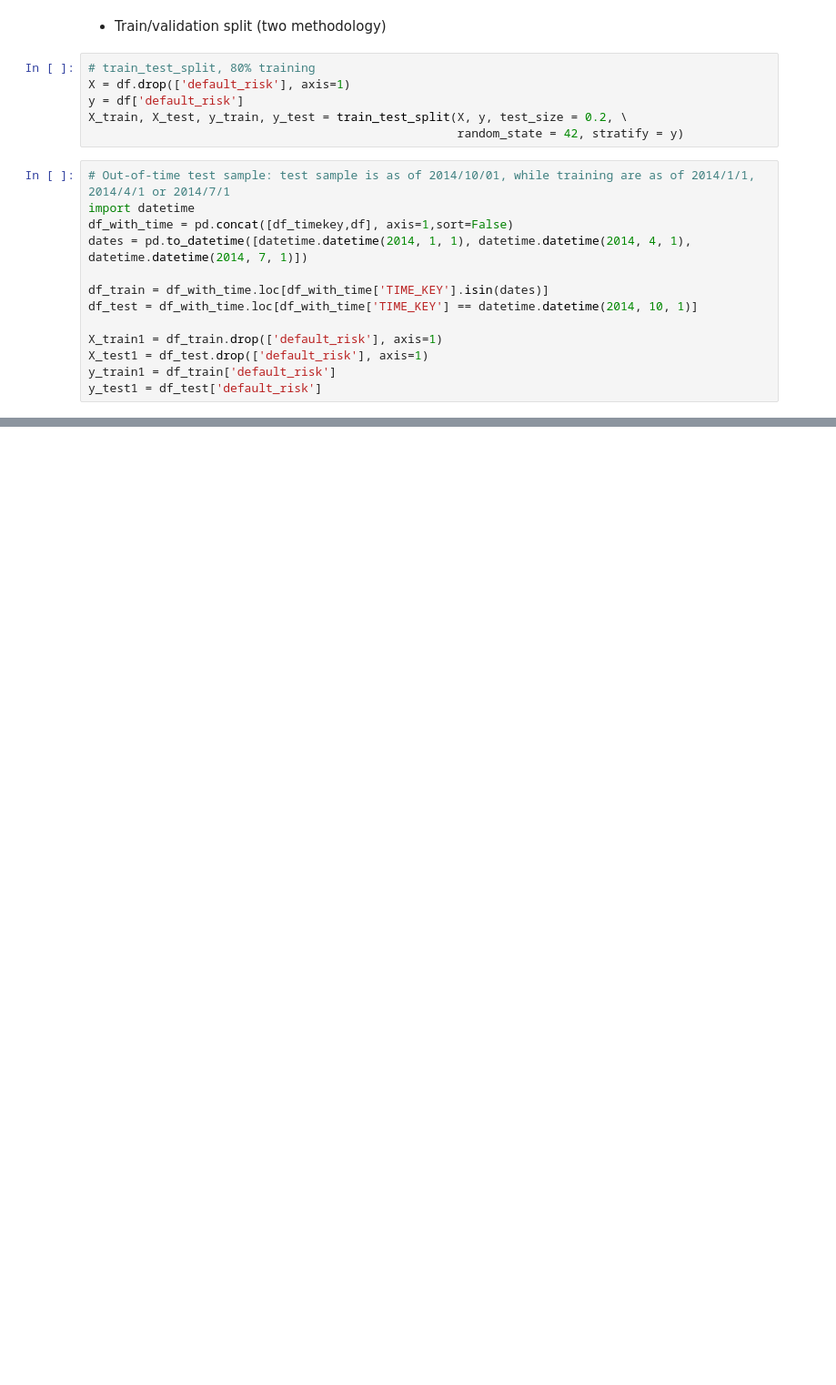
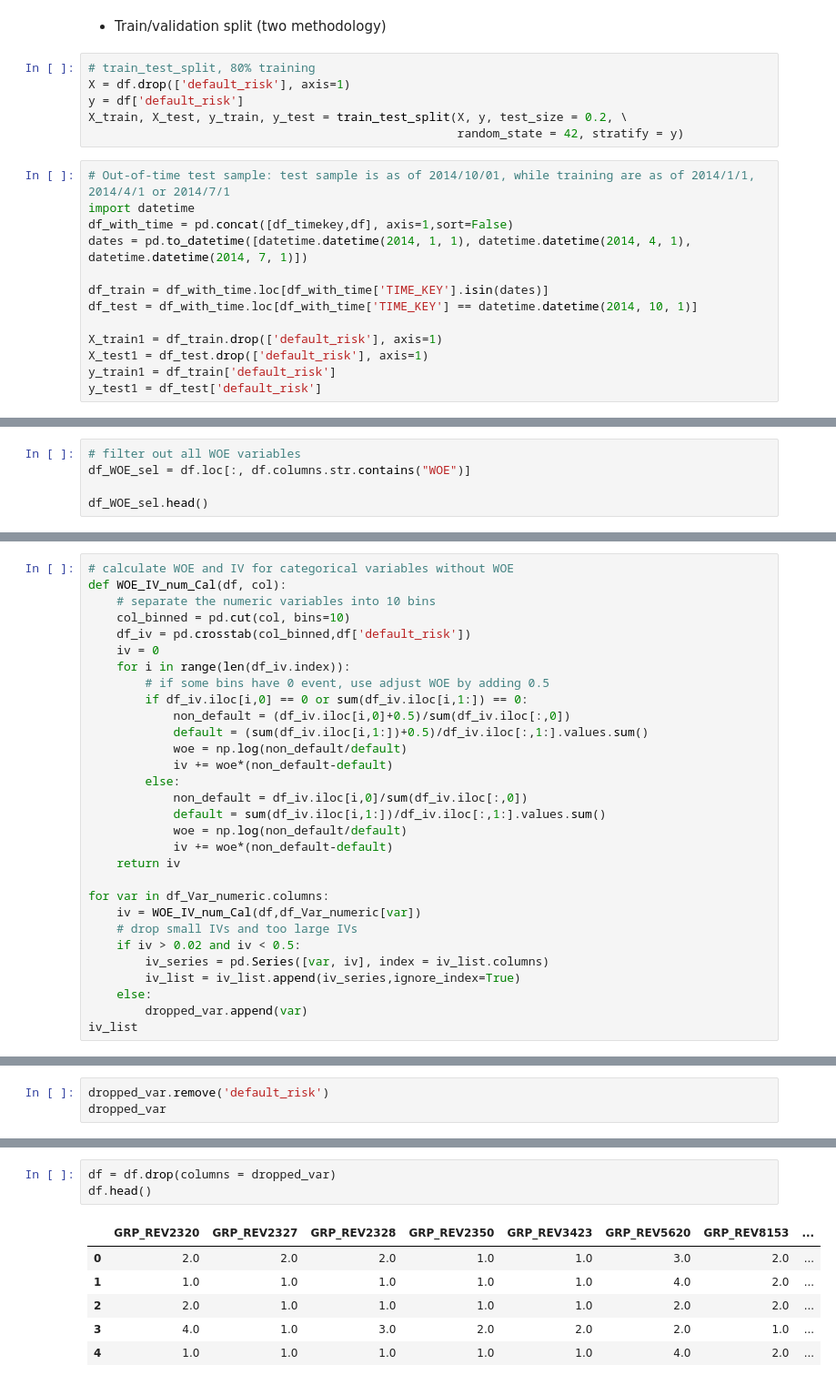
Before and after one commit to of1201/Retail-Credit-Modeling, a Jupyter notebook: src/Retail Credit Risk.ipynb, the cells around one changed output, grey strips where cells are left out. Shown: that part at 91% size. Cells and saved outputs as stored; diff of their text form; blank space fills up the shorter version.

```diff
--- a/src/Retail Credit Risk.ipynb
+++ b/src/Retail Credit Risk.ipynb
@@ -468,0 +476,5 @@ y_test1 = df_test['default_risk']
+# %%
+# filter out all WOE variables
+df_WOE_sel = df.loc[:, df.columns.str.contains("WOE")]
+
+df_WOE_sel.head()
@@ -468,0 +592,30 @@ y_test1 = df_test['default_risk']
+# %%
+# calculate WOE and IV for categorical variables without WOE
+def WOE_IV_num_Cal(df, col):
+    # separate the numeric variables into 10 bins
+    col_binned = pd.cut(col, bins=10)
+    df_iv = pd.crosstab(col_binned,df['default_risk'])
+    iv = 0
+    for i in range(len(df_iv.index)):
+        # if some bins have 0 event, use adjust WOE by adding 0.5
+        if df_iv.iloc[i,0] == 0 or sum(df_iv.iloc[i,1:]) == 0:
+            non_default = (df_iv.iloc[i,0]+0.5)/sum(df_iv.iloc[:,0])
+            default = (sum(df_iv.iloc[i,1:])+0.5)/df_iv.iloc[:,1:].values.sum()
+            woe = np.log(non_default/default)
+            iv += woe*(non_default-default)
+        else:
+            non_default = df_iv.iloc[i,0]/sum(df_iv.iloc[:,0])
+            default = sum(df_iv.iloc[i,1:])/df_iv.iloc[:,1:].values.sum()
+            woe = np.log(non_default/default)
+            iv += woe*(non_default-default)
+    return iv
+
+for var in df_Var_numeric.columns:
+    iv = WOE_IV_num_Cal(df,df_Var_numeric[var])
+    # drop small IVs and too large IVs
+    if iv > 0.02 and iv < 0.5:
+        iv_series = pd.Series([var, iv], index = iv_list.columns)
+        iv_list = iv_list.append(iv_series,ignore_index=True)
+    else:
+        dropped_var.append(var)
+iv_list
@@ -468,0 +640,3 @@ y_test1 = df_test['default_risk']
+# %%
+dropped_var.remove('default_risk')
+dropped_var
@@ -468,0 +661,10 @@ y_test1 = df_test['default_risk']
+# %%
+df = df.drop(columns = dropped_var)
+df.head()
+# %% [output]
+|  | GRP_REV2320 | GRP_REV2327 | GRP_REV2328 | GRP_REV2350 | GRP_REV3423 | GRP_REV5620 | GRP_REV8153 | ... |
+| 0 | 2.0 | 2.0 | 2.0 | 1.0 | 1.0 | 3.0 | 2.0 | ... |
+| 1 | 1.0 | 1.0 | 1.0 | 1.0 | 1.0 | 4.0 | 2.0 | ... |
+| 2 | 2.0 | 1.0 | 1.0 | 1.0 | 1.0 | 2.0 | 2.0 | ... |
+| 3 | 4.0 | 1.0 | 3.0 | 2.0 | 2.0 | 2.0 | 1.0 | ... |
+| 4 | 1.0 | 1.0 | 1.0 | 1.0 | 1.0 | 4.0 | 2.0 | ... |
```
Also changed, not shown: parts of 18 cells of this notebook.
